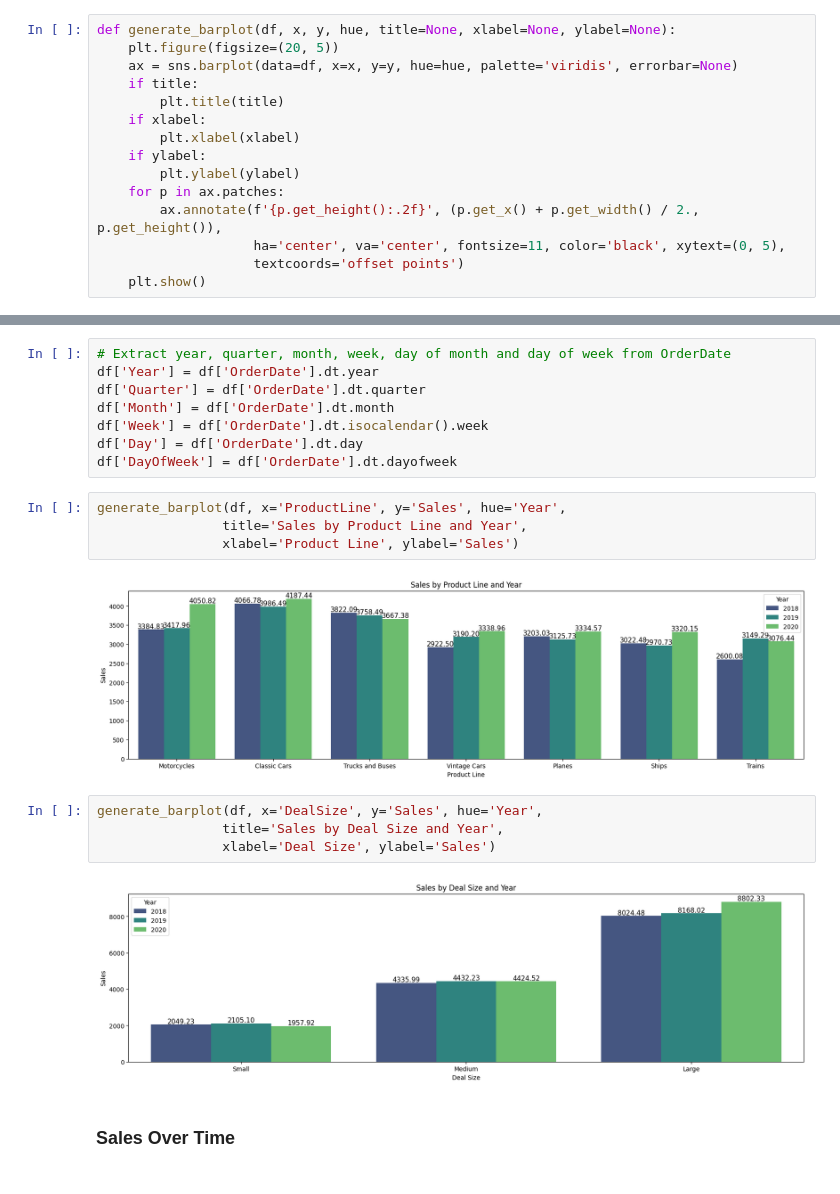
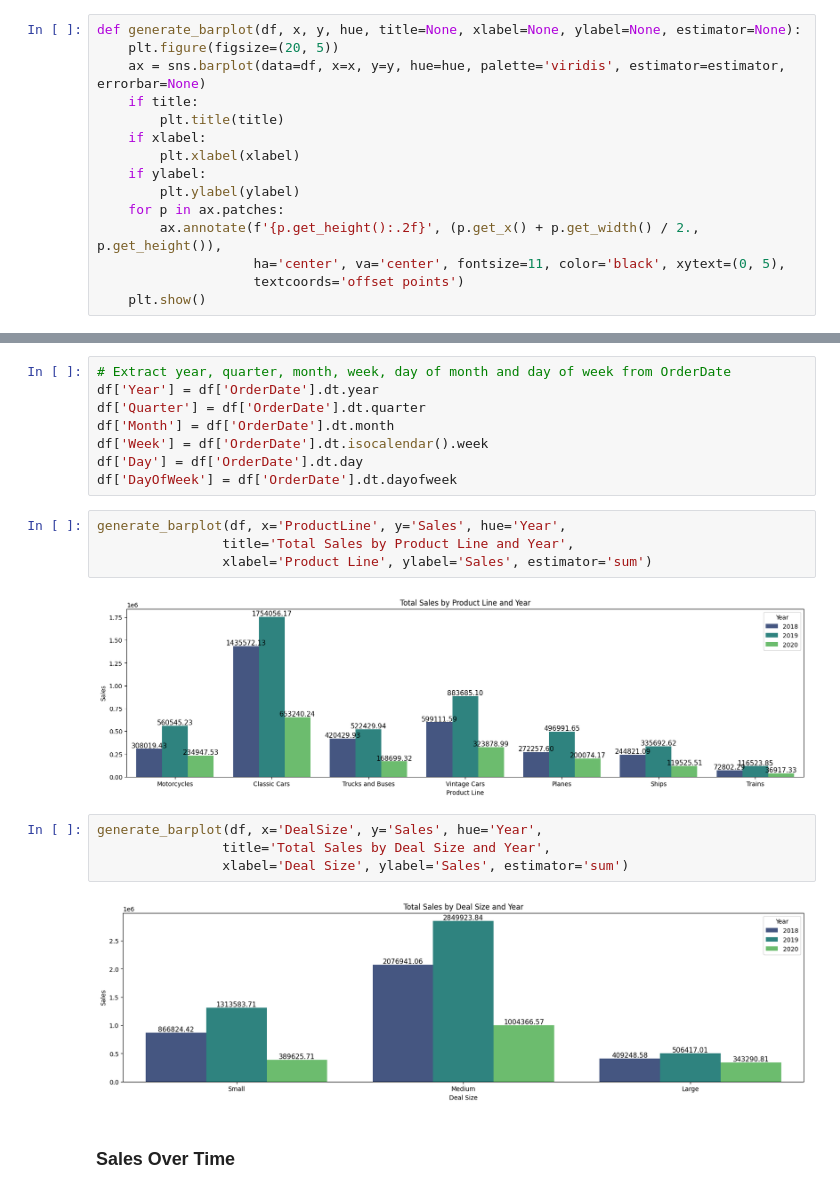
Before and after one commit to Kimchi21/Data-Analysis_Portfolio, a Jupyter notebook: Automobile Sales/Python Notebooks/Autosales_Analysis.ipynb, the cells around one changed output, grey strips where cells are left out. Saved outputs shown, nothing was run; the diff lists cells and outputs as text.

```diff
--- a/Automobile Sales/Python Notebooks/Autosales_Analysis.ipynb
+++ b/Automobile Sales/Python Notebooks/Autosales_Analysis.ipynb
@@ -325,7 +325,7 @@ plt.show()
 # %%
-def generate_barplot(df, x, y, hue, title=None, xlabel=None, ylabel=None):
+def generate_barplot(df, x, y, hue, title=None, xlabel=None, ylabel=None, estimator=None):
     plt.figure(figsize=(20, 5))
-    ax = sns.barplot(data=df, x=x, y=y, hue=hue, palette='viridis', errorbar=None)
+    ax = sns.barplot(data=df, x=x, y=y, hue=hue, palette='viridis', estimator=estimator, errorbar=None)
     if title:
         plt.title(title)
     if xlabel:
@@ -382,16 +384,16 @@ df['Day'] = df['OrderDate'].dt.day
 df['DayOfWeek'] = df['OrderDate'].dt.dayofweek
 # %%
 generate_barplot(df, x='ProductLine', y='Sales', hue='Year',
-                title='Sales by Product Line and Year',
-                xlabel='Product Line', ylabel='Sales')
+                title='Total Sales by Product Line and Year',
+                xlabel='Product Line', ylabel='Sales', estimator='sum')
 # %% [output]
-[figure, old version]
+[figure, new version]
 # %%
 generate_barplot(df, x='DealSize', y='Sales', hue='Year',
-                title='Sales by Deal Size and Year',
-                xlabel='Deal Size', ylabel='Sales')
+                title='Total Sales by Deal Size and Year',
+                xlabel='Deal Size', ylabel='Sales', estimator='sum')
 # %% [output]
-[figure, old version]
+[figure, new version]
 # %% [markdown]
 ### Sales Over Time
 # %% [markdown]
```
Also changed, not shown: parts of 11 cells of this notebook, 1 other file.
